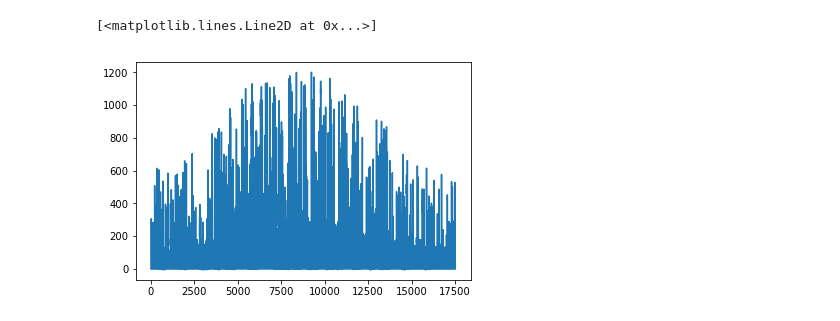
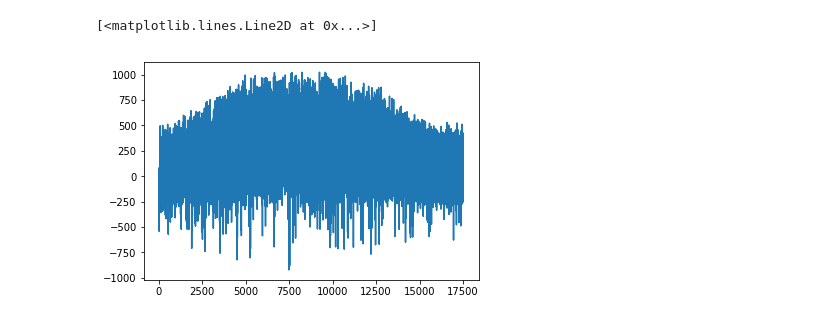
Before and after one commit to FlanFlanagan/solar_data, a Jupyter notebook: Untitled.ipynb, the cells around one changed output. Saved outputs shown, nothing was run; the diff lists cells and outputs as text; code cells hidden in the pictures.

```diff
--- a/Untitled.ipynb
+++ b/Untitled.ipynb
@@ -65,0 +98,33 @@ plt.plot(rads[0:200])
+# %%
+heading1 = '/home/robert/solar_data/2014/normed/writeSynDataOut_0.csv'
+heading2 = '/home/robert/solar_data/2014/noise/writeSynDataOut_0.csv'
+heading3 = '/home/robert/solar_data/2014/full/2014_full.csv'
+with open(heading1, 'r') as f:
+    lines = f.readlines()
+del(lines[0])
+t1, v1 = [], []
+for line in lines:
+    line = line.split(',')
+    t1.append(float(line[0]))
+    v1.append(float(line[1]))
+v1 = np.array(v1)
+v1 = v1*rads
+with open(heading2, 'r') as f:
+    lines = f.readlines()
+del(lines[0])
+t2, v2 = [], []
+for line in lines:
+    line = line.split(',')
+    t2.append(float(line[0]))
+    v2.append(float(line[1]))
+with open(heading3, 'r') as f:
+    lines = f.readlines()
+del(lines[0])
+t3, v3 = [], []
+for line in lines:
+    line = line.split(',')
+    t3.append(float(line[0]))
+    v3.append(float(line[1]))
+f1 = rads-v1
+f2 = rads-v2
+plt.plot(f1)
@@ -66,5 +134,5 @@ plt.plot(rads[0:200])
 # %%
-plt.plot(test)
+plt.plot(f2)
 # %% [output]
 [<matplotlib.lines.Line2D at 0x...>]
-[figure, old version]
+[figure, new version]
```
Also changed, not shown: parts of 10 cells of this notebook, 31 other files.
